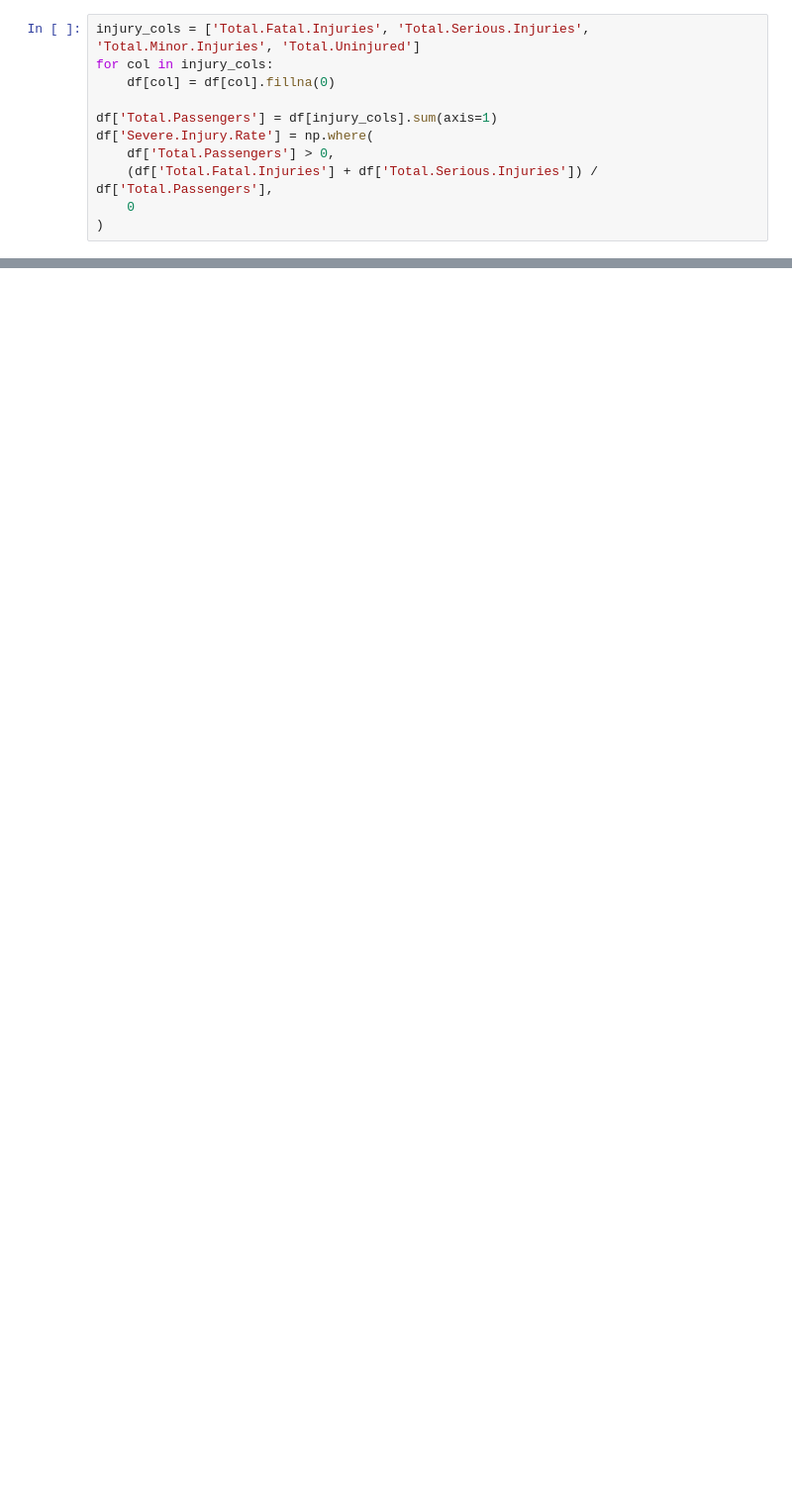
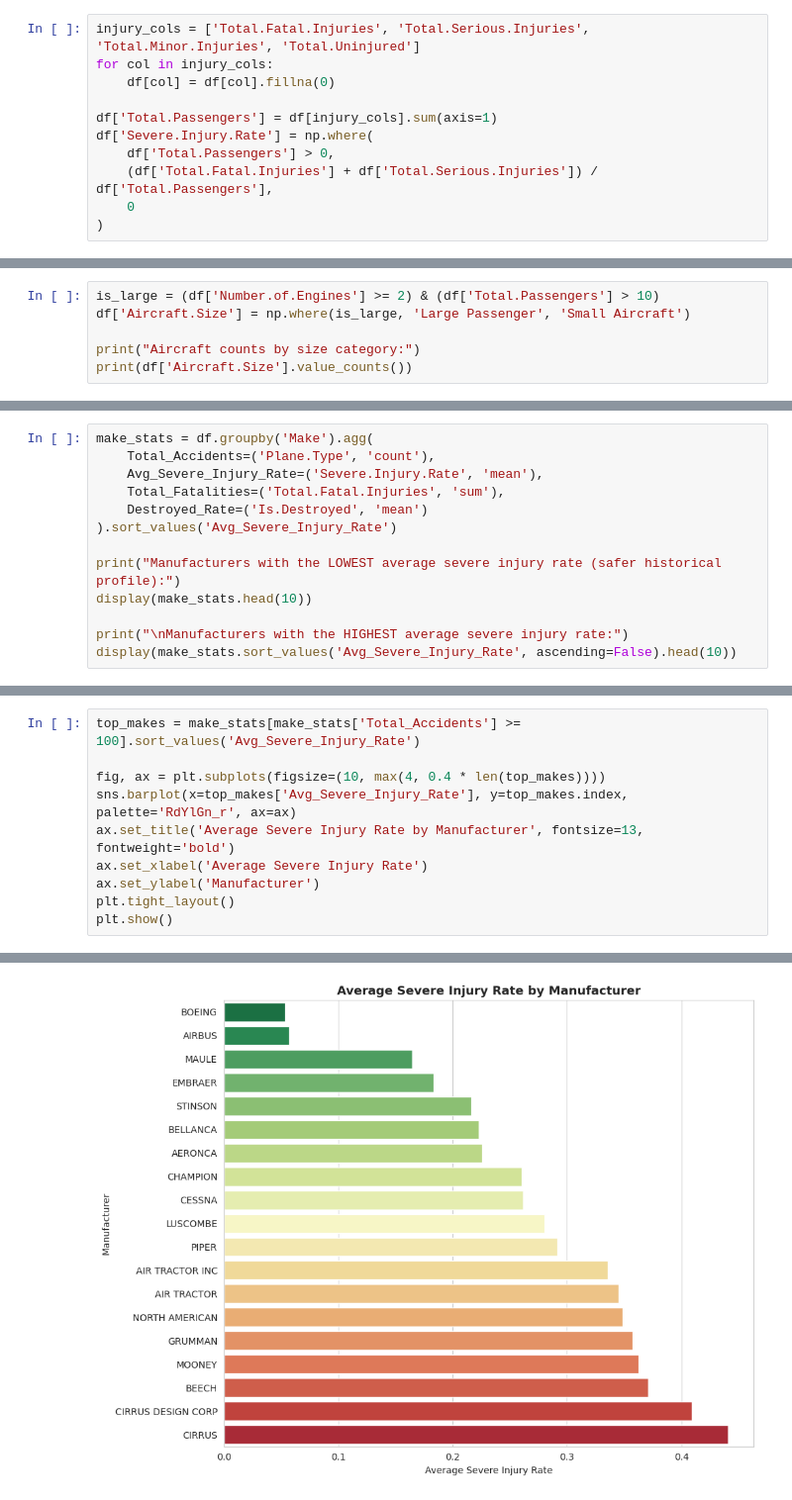
Before and after one commit to DengAchiek/dsc-course0-m8-lab, a Jupyter notebook: Aviation_Accidents_Cleaning.ipynb, the cells around one changed output, grey strips where cells are left out. Shown at 99% size. Drawn from its saved outputs; the diff is of its cells as text; blank space fills up the shorter version.

```diff
--- a/Aviation_Accidents_Cleaning.ipynb
+++ b/Aviation_Accidents_Cleaning.ipynb
@@ -306,0 +176,6 @@ print("Pipeline operation execution finalized. Data saved to 'cleaned_aviation_a
+# %%
+is_large = (df['Number.of.Engines'] >= 2) & (df['Total.Passengers'] > 10)
+df['Aircraft.Size'] = np.where(is_large, 'Large Passenger', 'Small Aircraft')
+
+print("Aircraft counts by size category:")
+print(df['Aircraft.Size'].value_counts())
@@ -306,0 +297,13 @@ print("Pipeline operation execution finalized. Data saved to 'cleaned_aviation_a
+# %%
+make_stats = df.groupby('Make').agg(
+    Total_Accidents=('Plane.Type', 'count'),
+    Avg_Severe_Injury_Rate=('Severe.Injury.Rate', 'mean'),
+    Total_Fatalities=('Total.Fatal.Injuries', 'sum'),
+    Destroyed_Rate=('Is.Destroyed', 'mean')
+).sort_values('Avg_Severe_Injury_Rate')
+
+print("Manufacturers with the LOWEST average severe injury rate (safer historical profile):")
+display(make_stats.head(10))
+
+print("\nManufacturers with the HIGHEST average severe injury rate:")
+display(make_stats.sort_values('Avg_Severe_Injury_Rate', ascending=False).head(10))
@@ -306,0 +428,11 @@ print("Pipeline operation execution finalized. Data saved to 'cleaned_aviation_a
+# %%
+top_makes = make_stats[make_stats['Total_Accidents'] >= 100].sort_values('Avg_Severe_Injury_Rate')
+
+fig, ax = plt.subplots(figsize=(10, max(4, 0.4 * len(top_makes))))
+sns.barplot(x=top_makes['Avg_Severe_Injury_Rate'], y=top_makes.index, palette='RdYlGn_r', ax=ax)
+ax.set_title('Average Severe Injury Rate by Manufacturer', fontsize=13, fontweight='bold')
+ax.set_xlabel('Average Severe Injury Rate')
+ax.set_ylabel('Manufacturer')
+plt.tight_layout()
+plt.show()
+# %% [output]
@@ -306,0 +442 @@ print("Pipeline operation execution finalized. Data saved to 'cleaned_aviation_a
+[figure, added]
```
Also changed, not shown: parts of 70 cells of this notebook.
